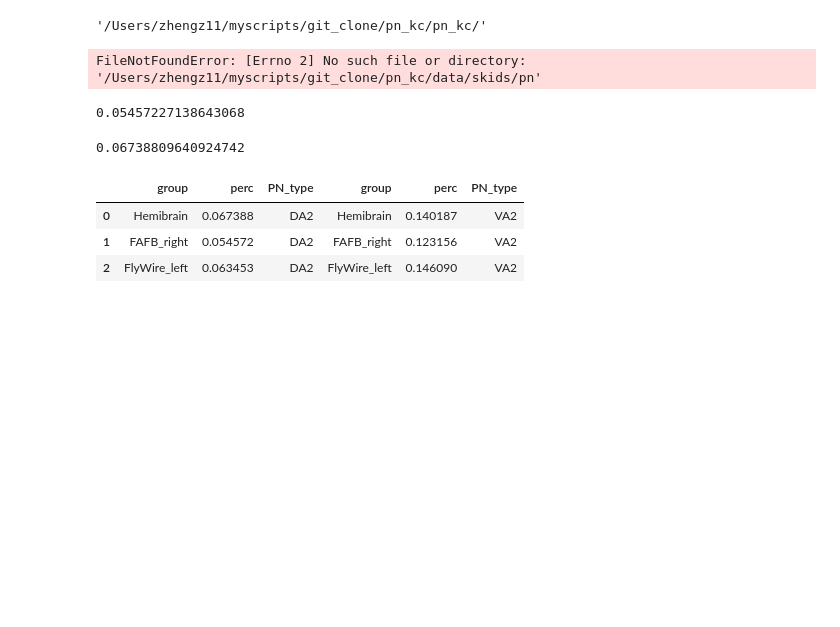
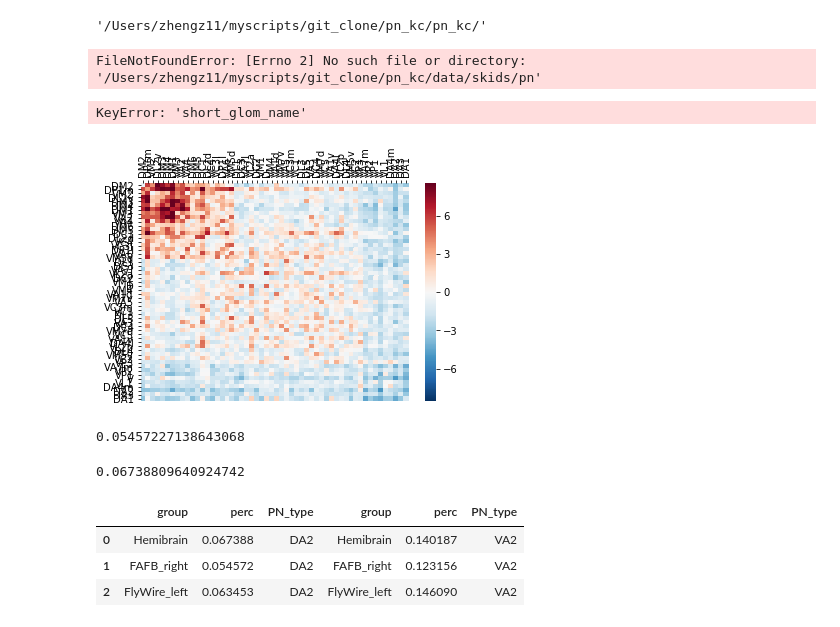
Before and after one commit to bocklab/pn_kc, a Jupyter notebook: revamp/testing.ipynb, the cells around one changed output. Drawn from its saved outputs; the diff is of its cells as text; code cells hidden in the pictures; blank space fills up the shorter version.

```diff
--- a/revamp/testing.ipynb
+++ b/revamp/testing.ipynb
@@ -14,6 +14,56 @@ local_path
 exec(open(local_path + "connectivity/analysis.py").read())
 # %% [output]
 FileNotFoundError: [Errno 2] No such file or directory: '/Users/zhengz11/myscripts/git_clone/pn_kc/data/skids/pn'
+# %%
+ana = ana_all_rd
+
+conn_data = ana.conn_data['glom_kc_in_claw_unit']
+ob_conn, glom_prob, glom_idx_ids = get_conn_prob_idx(conn_data)
+
+num_exp = 1000
+
+stat = [get_raw_inputs(shuffle_glom_kc_w_prob(ob_conn, glom_prob)) for i in range(num_exp)]
+stat = np.array(stat)
+sd = np.nanstd(stat, axis=0)
+avg = np.nanmean(stat, axis=0)
+
+ob_ci = get_raw_inputs(ob_conn)
+comm_zscore = np.divide(np.subtract(ob_ci, avg), sd)
+
+cm_zs = PairMatrix('', comm_zscore, glom_idx_ids)
+
+# reorder_idx = km_cluster(cm_zs.conn)
+
+# this is the order used in final figures 'ClusterOrder0707'
+reorder_idx = reorder(ClusterOrder0707, glom_idx_ids)
+t1_zs = cm_zs.reorder(reorder_idx, return_new=True)
+
+# plotting z score matrix
+fig, ax1 = plt.subplots()
+t1 = t1_zs;
+gloms = df_lookup('glom_id',t1.col_ids,'short_glom_name',glom_btn_table)
+sns.heatmap(t1.conn, xticklabels=gloms, yticklabels=gloms, ax=ax1, vmin=-8.53, vmax=8.53, cmap="RdBu_r")
+
+ax1.tick_params(bottom=False,labeltop=True, top=True, labelbottom=False)
+ax1.tick_params(axis='x',labelrotation=90)
+
+# run and get tbl in 191029-bouton-KC-representations_per_PN.py
+col_list = t1.col_ids
+col_colors = df_lookup('short_glom_name', gloms, 'color', tbl)
+
+for x in [ax1.get_xticklabels(), ax1.get_yticklabels()]:
+    for idx, tick in enumerate(x):
+        tick.set_color(col_colors[idx])
+        if col_list[idx] in comm_ids:
+            tick.set_weight("extra bold")
+#            tick.set_bbox(dict(ec='green', fc=None, alpha=0.05))
+
+ax1.set_aspect("equal")
+fig.set_size_inches(16,12)
+plt.show()
+# %% [output]
+KeyError: 'short_glom_name'
+[figure, added]
 # %%
 ana = ana_all_rd
 
```
Also changed, not shown: 9 other files.
